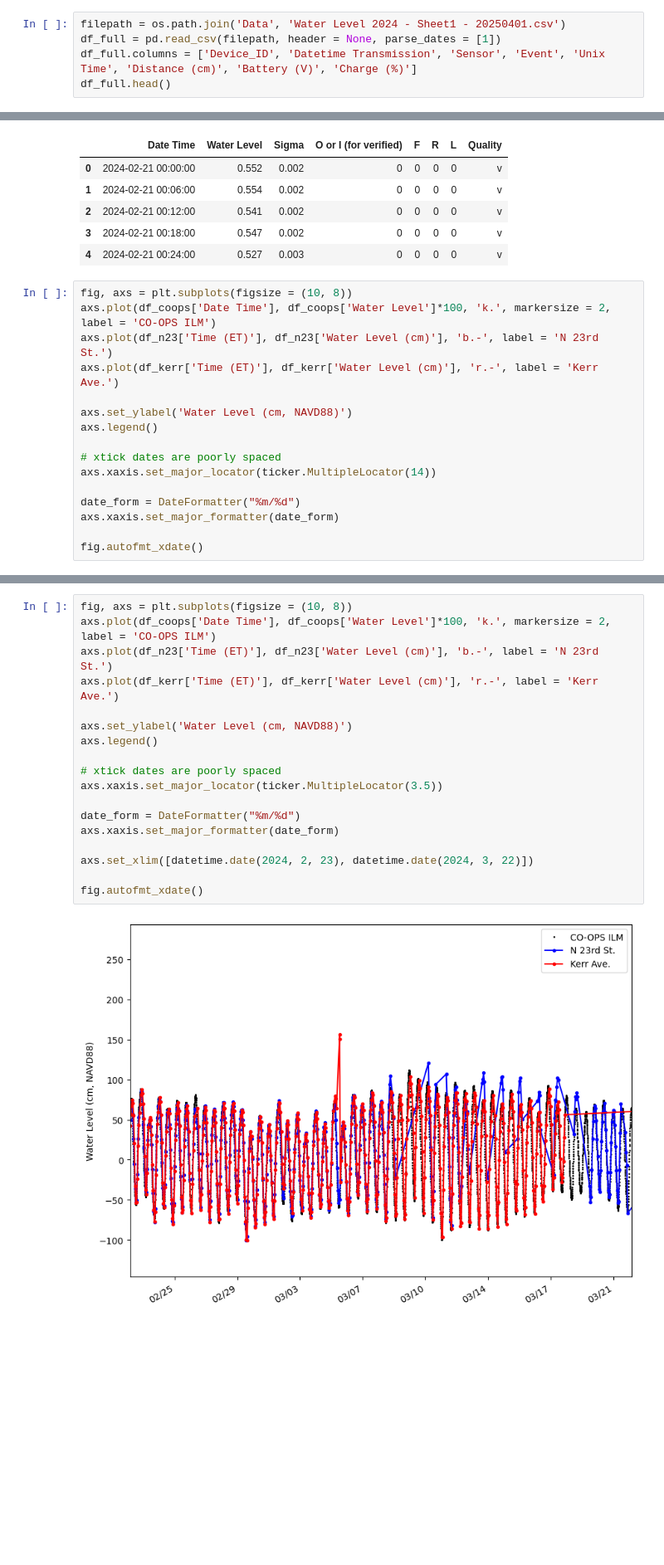
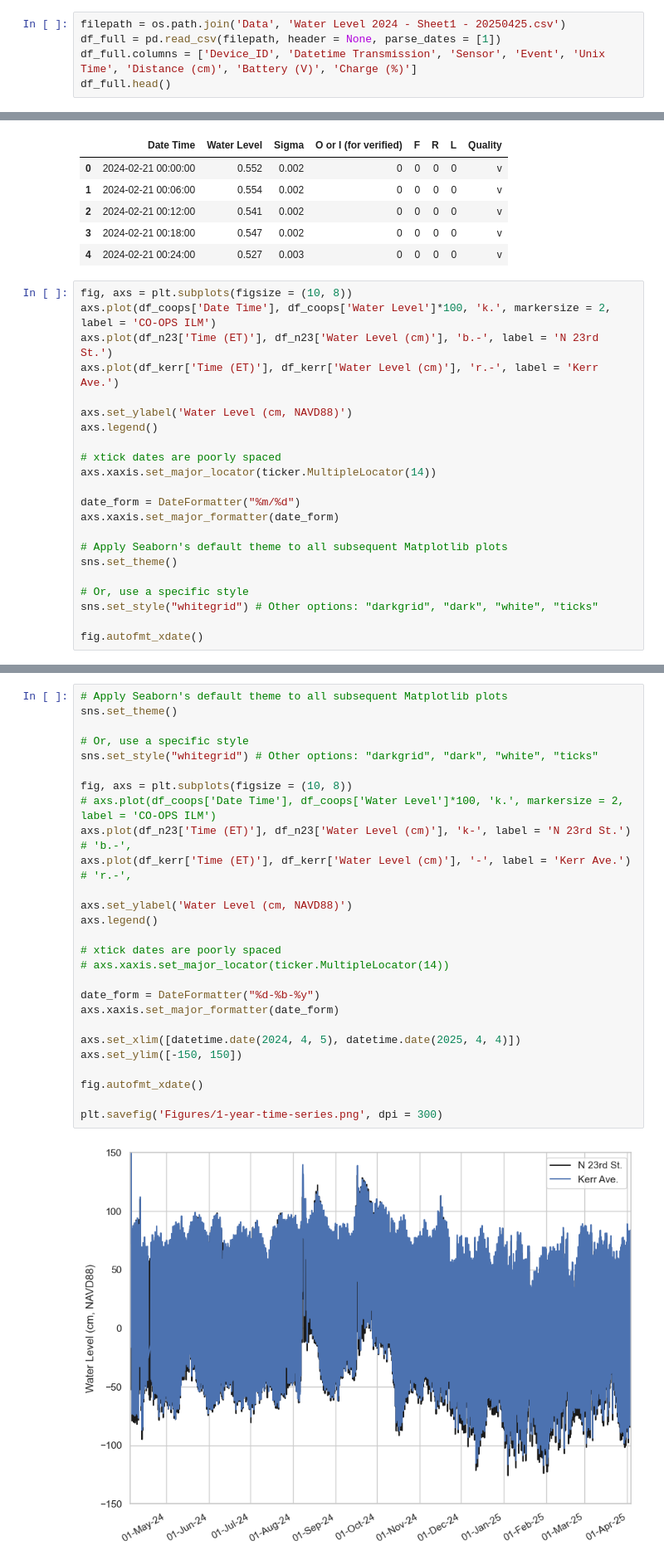
Before and after one commit to COAST-Lab/Open-Water-Level, a Jupyter notebook: Data Analysis/open_water_level_analysis_20240508.ipynb, the cells around one changed output, grey strips where cells are left out. Shown at 83% size. Saved outputs shown, nothing was run; the diff lists cells and outputs as text; blank space fills up the shorter version.

Commit message:
update data analysis and data

```diff
--- a/Data Analysis/open_water_level_analysis_20240508.ipynb
+++ b/Data Analysis/open_water_level_analysis_20240508.ipynb
@@ -19,7 +21,7 @@ os.getcwd()
 # %% [output]
 '/Users/bresnahanp/Dropbox/Smart_Coasts_Sensors/Water-Level/Open-Water-Level/Data Analysis'
 # %%
-filepath = os.path.join('Data', 'Water Level 2024 - Sheet1 - 20250401.csv')
+filepath = os.path.join('Data', 'Water Level 2024 - Sheet1 - 20250425.csv')
 df_full = pd.read_csv(filepath, header = None, parse_dates = [1])
 df_full.columns = ['Device_ID', 'Datetime Transmission', 'Sensor', 'Event', 'Unix Time', 'Distance (cm)', 'Battery (V)', 'Charge (%)']
 df_full.head()
@@ -212,5 +215,11 @@ axs.xaxis.set_major_locator(ticker.MultipleLocator(14))
 date_form = DateFormatter("%m/%d")
 axs.xaxis.set_major_formatter(date_form)
 
+# Apply Seaborn's default theme to all subsequent Matplotlib plots
+sns.set_theme()
+
+# Or, use a specific style
+sns.set_style("whitegrid") # Other options: "darkgrid", "dark", "white", "ticks"
+
 fig.autofmt_xdate()
 # %% [output]
@@ -218,23 +227,32 @@ fig.autofmt_xdate()
 # %%
+# Apply Seaborn's default theme to all subsequent Matplotlib plots
+sns.set_theme()
+
+# Or, use a specific style
+sns.set_style("whitegrid") # Other options: "darkgrid", "dark", "white", "ticks"
+
 fig, axs = plt.subplots(figsize = (10, 8))
-axs.plot(df_coops['Date Time'], df_coops['Water Level']*100, 'k.', markersize = 2, label = 'CO-OPS ILM')
-axs.plot(df_n23['Time (ET)'], df_n23['Water Level (cm)'], 'b.-', label = 'N 23rd St.')
-axs.plot(df_kerr['Time (ET)'], df_kerr['Water Level (cm)'], 'r.-', label = 'Kerr Ave.')
+# axs.plot(df_coops['Date Time'], df_coops['Water Level']*100, 'k.', markersize = 2, label = 'CO-OPS ILM')
+axs.plot(df_n23['Time (ET)'], df_n23['Water Level (cm)'], 'k-', label = 'N 23rd St.') # 'b.-',
+axs.plot(df_kerr['Time (ET)'], df_kerr['Water Level (cm)'], '-', label = 'Kerr Ave.') # 'r.-',
 
 axs.set_ylabel('Water Level (cm, NAVD88)')
 axs.legend()
 
 # xtick dates are poorly spaced
-axs.xaxis.set_major_locator(ticker.MultipleLocator(3.5))
+# axs.xaxis.set_major_locator(ticker.MultipleLocator(14))
 
-date_form = DateFormatter("%m/%d")
+date_form = DateFormatter("%d-%b-%y")
 axs.xaxis.set_major_formatter(date_form)
 
-axs.set_xlim([datetime.date(2024, 2, 23), datetime.date(2024, 3, 22)])
+axs.set_xlim([datetime.date(2024, 4, 5), datetime.date(2025, 4, 4)])
+axs.set_ylim([-150, 150])
 
 fig.autofmt_xdate()
+
+plt.savefig('Figures/1-year-time-series.png', dpi = 300)
 # %% [output]
-[figure, old version]
+[figure, new version]
 # %%
 fig, axs = plt.subplots(figsize = (10, 8))
 axs.plot(df_coops['Date Time'], df_coops['Water Level']*100, 'k.', markersize = 2, label = 'CO-OPS ILM')
```
Also changed, not shown: parts of 8 cells of this notebook, 4 other files.
